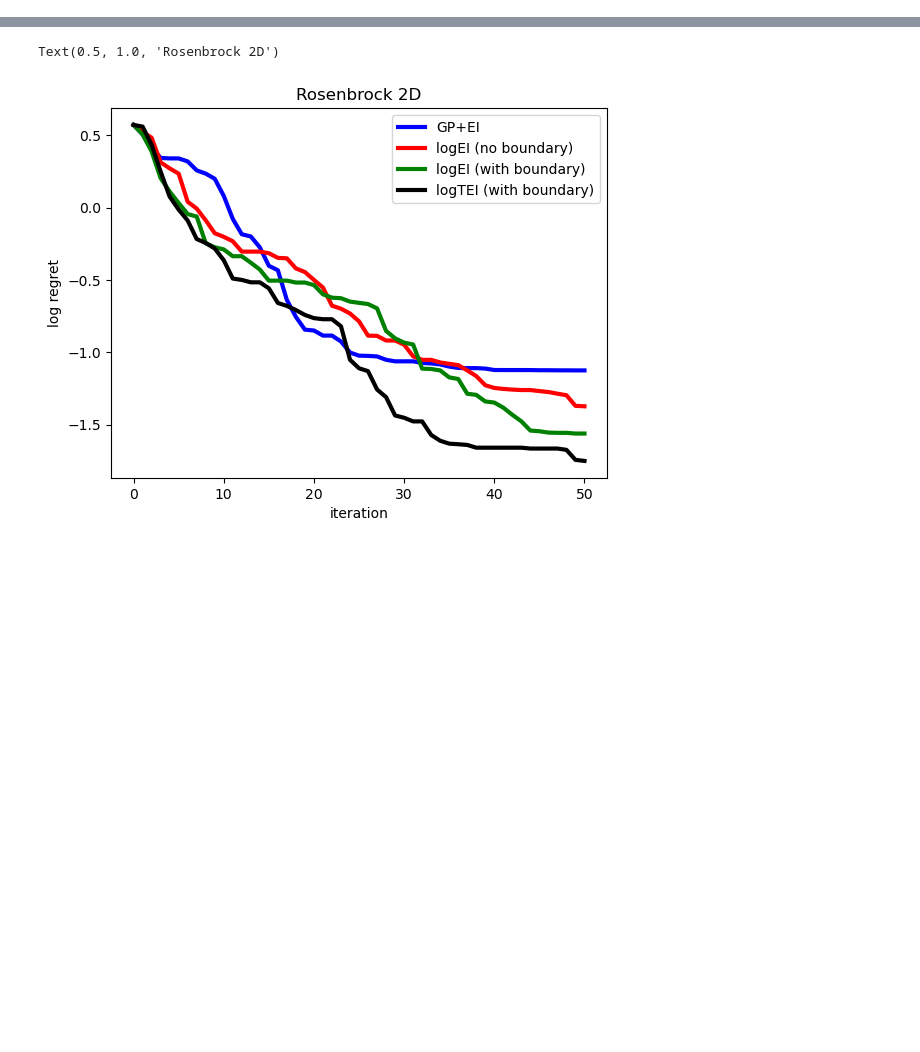
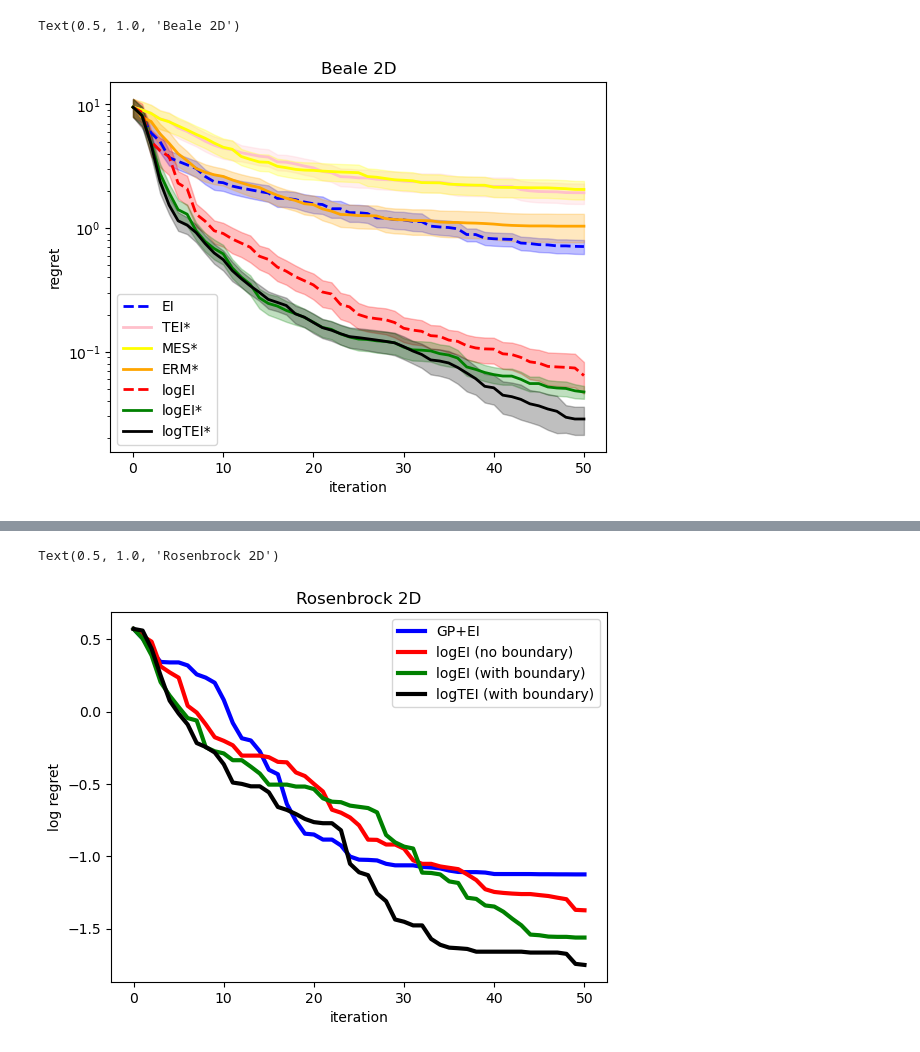
Before and after one commit to HanyangHenry-Wang/SLogGP_KnownBoundary, a Jupyter notebook: plot.ipynb, the cells around one changed output, grey strips where cells are left out. Drawn from its saved outputs; the diff is of its cells as text; code cells hidden in the pictures; blank space fills up the shorter version.

```diff
--- a/plot.ipynb
+++ b/plot.ipynb
@@ -4,0 +67,36 @@ import matplotlib.pyplot as plt
+# %%
+BO_EI = np.genfromtxt(os.path.join(os.getcwd(),'exp_res/Beale2D_GP+EI'), delimiter=',')
+BO_TEI = np.genfromtxt(os.path.join(os.getcwd(),'exp_res/Beale2D_GP+TEI'), delimiter=',')
+BO_MES = np.genfromtxt(os.path.join(os.getcwd(),'exp_res/Beale2D_GP+MES'), delimiter=',')
+BO_ERM = np.genfromtxt(os.path.join(os.getcwd(),'exp_res/Beale2D_transformedGP+ERM'), delimiter=',')
+SLogGP_logEI = np.genfromtxt(os.path.join(os.getcwd(),'exp_res/Beale2D_SLogGP+logEI'), delimiter=',')
+SLogGP_boundary_logEI = np.genfromtxt(os.path.join(os.getcwd(),'exp_res/Beale2D_SLogGP(boundary)+logEI'), delimiter=',')
+SLogGP_boundary_logTEI = np.genfromtxt(os.path.join(os.getcwd(),'exp_res/Beale2D_SLogGP(boundary)+logTEI'), delimiter=',')
+
+
+N = 100
+fstar = 0.
+
+log_RegretMean_plot(BO_EI,fstar=fstar,label='EI',color='blue',linestyle='dashed',error_bound=True)
+log_RegretMean_plot(BO_TEI,fstar=fstar,label='TEI*',color='pink',linestyle='-',error_bound=True)
+log_RegretMean_plot(BO_MES,fstar=fstar,label='MES*',color='yellow',linestyle='-',error_bound=True)
+log_RegretMean_plot(BO_ERM,fstar=fstar,label='ERM*',color='orange',linestyle='-',error_bound=True)
+log_RegretMean_plot(SLogGP_logEI,fstar=fstar,label='logEI',color='red',linestyle='dashed',error_bound=True)
+log_RegretMean_plot(SLogGP_boundary_logEI,fstar=fstar,label='logEI*',color='green',linestyle='-',error_bound=True)
+log_RegretMean_plot(SLogGP_boundary_logTEI,fstar=fstar,label='logTEI*',color='black',linestyle='-',error_bound=True)
+
+plt.xlabel('iteration')
+plt.ylabel('regret')
+
+plt.legend()
+plt.title('Hartmann 3D')
+
+
+plt.xlabel('iteration')
+plt.ylabel('regret')
+
+plt.legend()
+plt.title('Beale 2D')
+# %% [output]
+Text(0.5, 1.0, 'Beale 2D')
+[figure, added]
```
Also changed, not shown: parts of 10 cells of this notebook, 44 other files.
